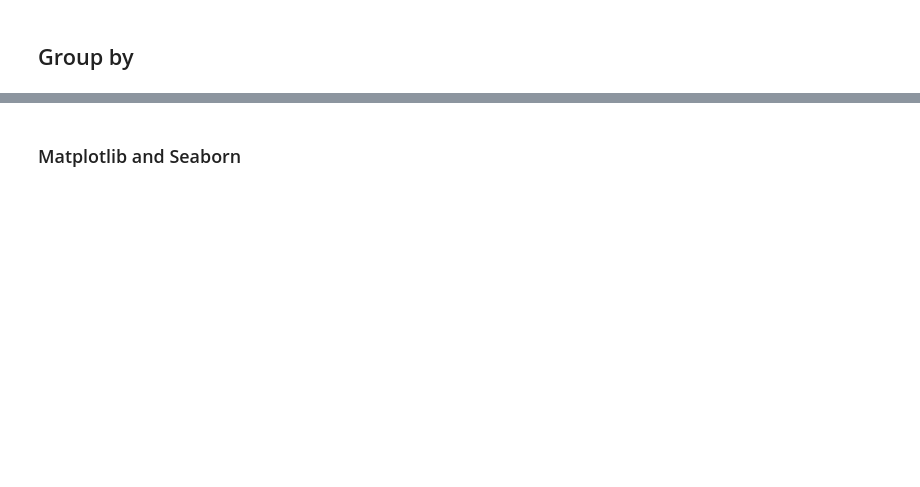
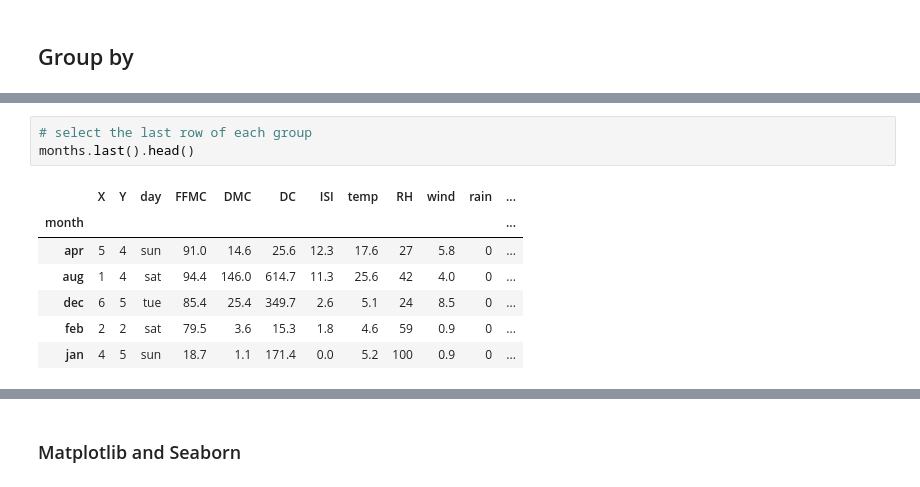
Before and after one commit to deenhe91/QlouderPythonSession, a Jupyter notebook: PythonStarter.ipynb, the cells around one changed output, grey strips where cells are left out. Saved outputs shown, nothing was run; the diff lists cells and outputs as text; blank space fills up the shorter version.

```diff
--- a/PythonStarter.ipynb
+++ b/PythonStarter.ipynb
@@ -231,0 +186,11 @@ actors['domestic_gross','worldwide_gross'].agg(['mean','count','std','min','max'
+# %%
+# select the last row of each group
+months.last().head()
+# %% [output]
+|  | X | Y | day | FFMC | DMC | DC | ISI | temp | RH | wind | rain | ... |
+| month |  |  |  |  |  |  |  |  |  |  |  | ... |
+| apr | 5 | 4 | sun | 91.0 | 14.6 | 25.6 | 12.3 | 17.6 | 27 | 5.8 | 0 | ... |
+| aug | 1 | 4 | sat | 94.4 | 146.0 | 614.7 | 11.3 | 25.6 | 42 | 4.0 | 0 | ... |
+| dec | 6 | 5 | tue | 85.4 | 25.4 | 349.7 | 2.6 | 5.1 | 24 | 8.5 | 0 | ... |
+| feb | 2 | 2 | sat | 79.5 | 3.6 | 15.3 | 1.8 | 4.6 | 59 | 0.9 | 0 | ... |
+| jan | 4 | 5 | sun | 18.7 | 1.1 | 171.4 | 0.0 | 5.2 | 100 | 0.9 | 0 | ... |
```
Also changed, not shown: parts of 23 cells of this notebook.
